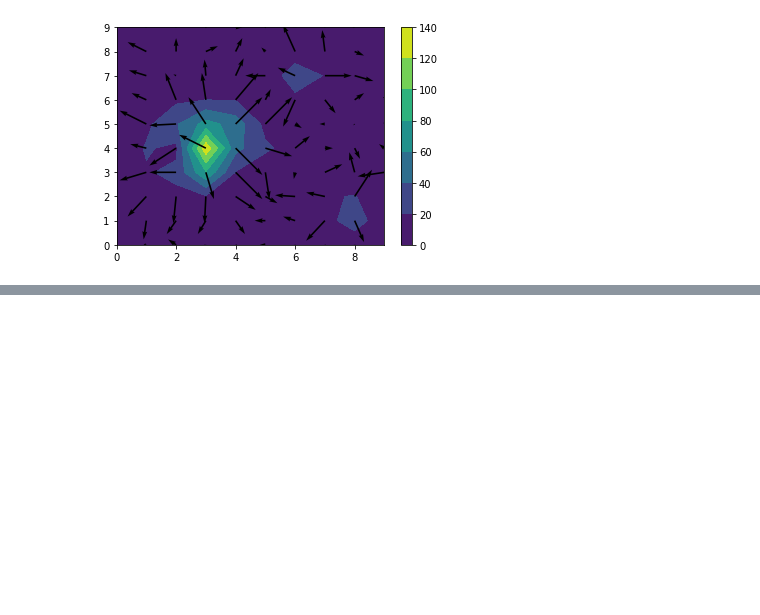
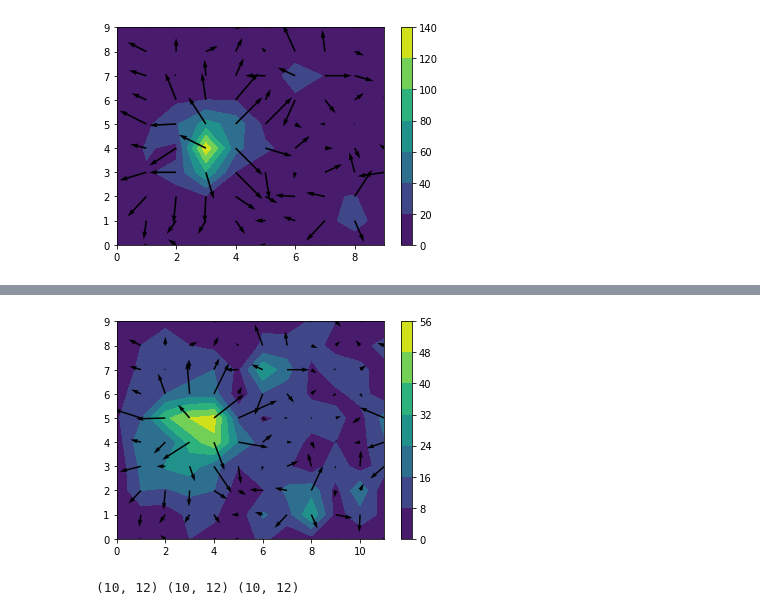
Before and after one commit to kzt206/ARfielder, a Jupyter notebook: testPrograms/testQuiver01.ipynb, the cells around one changed output, grey strips where cells are left out. Drawn from its saved outputs; the diff is of its cells as text; code cells hidden in the pictures; blank space fills up the shorter version.

```diff
--- a/testPrograms/testQuiver01.ipynb
+++ b/testPrograms/testQuiver01.ipynb
@@ -235,0 +262,17 @@ plt.quiver(x_05,y_05,-v_05,-u_05,scale=100)
+# %%
+u_06,v_06=np.gradient(z_06)
+# %%
+plt.contourf(x_06,y_06,z_06)
+plt.colorbar()
+
+q=plt.quiver(x_06,y_06,-v_06,-u_06,angles="xy")
+# plt.quiverkey(q, X=0.3, Y=0.8, U=10,
+            # label='Quiver key, length = 10', labelpos='E')
+
+plt.show()
+# %% [output]
+[figure, added]
+# %%
+print(z_06.shape,u_06.shape,v_06.shape)
+# %% [output]
+(10, 12) (10, 12) (10, 12)
```
Also changed, not shown: parts of 6 cells of this notebook, 2 other files.
